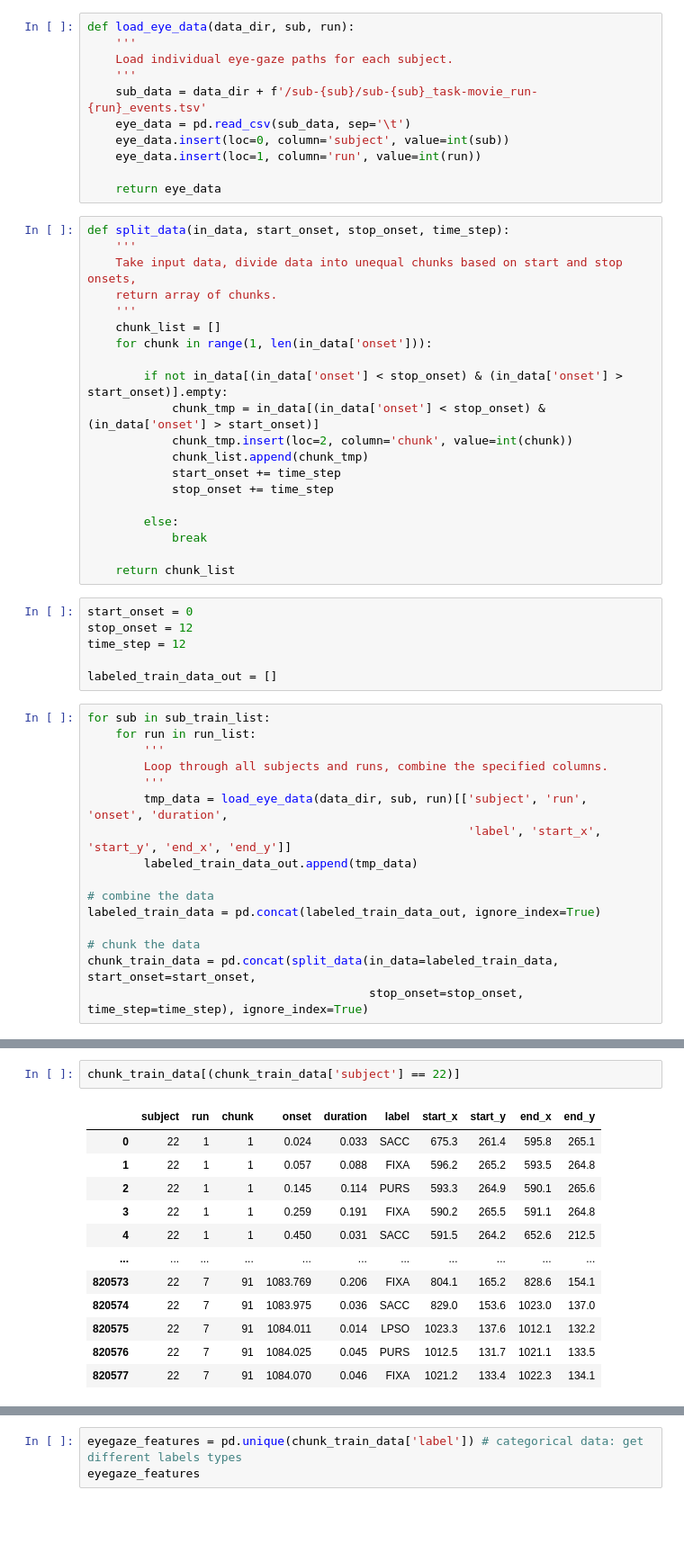
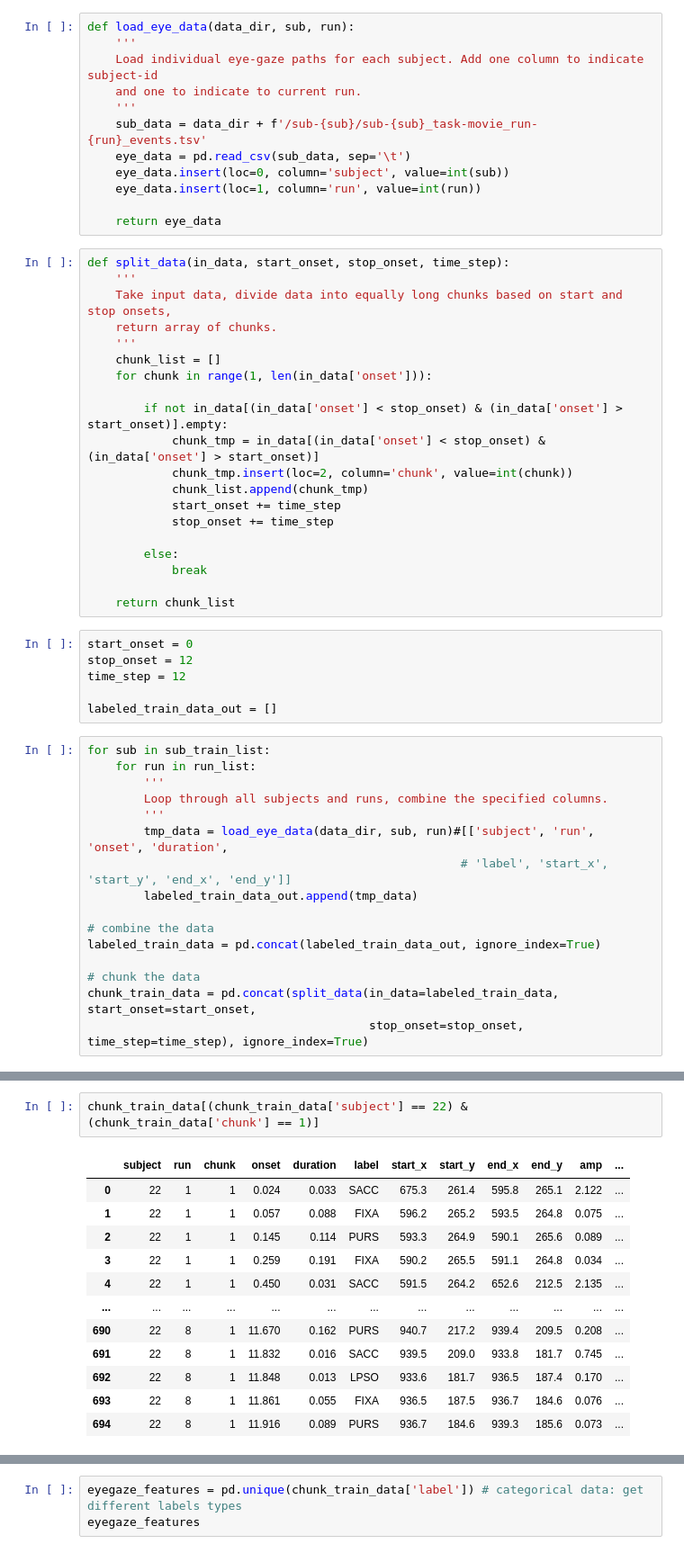
Before and after one commit to nimarek/eye_mri, a Jupyter notebook: eye_simi.ipynb, the cells around one changed output, grey strips where cells are left out. Shown: that part at 90% size. Drawn from its saved outputs; the diff is of its cells as text; blank space fills up the shorter version.

```diff
--- a/eye_simi.ipynb
+++ b/eye_simi.ipynb
@@ -45,7 +62,8 @@ if not os.path.exists(out_dir):
 # %%
 def load_eye_data(data_dir, sub, run):
     '''
-    Load individual eye-gaze paths for each subject.
+    Load individual eye-gaze paths for each subject. Add one column to indicate subject-id
+    and one to indicate to current run.
     '''
     sub_data = data_dir + f'/sub-{sub}/sub-{sub}_task-movie_run-{run}_events.tsv'
     eye_data = pd.read_csv(sub_data, sep='\t')
@@ -56,7 +74,7 @@ def load_eye_data(data_dir, sub, run):
 # %%
 def split_data(in_data, start_onset, stop_onset, time_step):
     '''
-    Take input data, divide data into unequal chunks based on start and stop onsets,
+    Take input data, divide data into equally long chunks based on start and stop onsets,
     return array of chunks.
     '''
     chunk_list = []
@@ -85,8 +103,8 @@ for sub in sub_train_list:
         '''
         Loop through all subjects and runs, combine the specified columns.
         '''
-        tmp_data = load_eye_data(data_dir, sub, run)[['subject', 'run',  'onset', 'duration',
-                                                      'label', 'start_x', 'start_y', 'end_x', 'end_y']]
+        tmp_data = load_eye_data(data_dir, sub, run)#[['subject', 'run',  'onset', 'duration',
+                                                     # 'label', 'start_x', 'start_y', 'end_x', 'end_y']]
         labeled_train_data_out.append(tmp_data)
 
 # combine the data
@@ -100,15 +121,15 @@ chunk_train_data = pd.concat(split_data(in_data=labeled_train_data, start_onset=
 # %%
-chunk_train_data[(chunk_train_data['subject'] == 22)]
+chunk_train_data[(chunk_train_data['subject'] == 22) & (chunk_train_data['chunk'] == 1)]
 # %% [output]
-|  | subject | run | chunk | onset | duration | label | start_x | start_y | end_x | end_y |
-| 0 | 22 | 1 | 1 | 0.024 | 0.033 | SACC | 675.3 | 261.4 | 595.8 | 265.1 |
-| 1 | 22 | 1 | 1 | 0.057 | 0.088 | FIXA | 596.2 | 265.2 | 593.5 | 264.8 |
-| 2 | 22 | 1 | 1 | 0.145 | 0.114 | PURS | 593.3 | 264.9 | 590.1 | 265.6 |
-| 3 | 22 | 1 | 1 | 0.259 | 0.191 | FIXA | 590.2 | 265.5 | 591.1 | 264.8 |
-| 4 | 22 | 1 | 1 | 0.450 | 0.031 | SACC | 591.5 | 264.2 | 652.6 | 212.5 |
-| ... | ... | ... | ... | ... | ... | ... | ... | ... | ... | ... |
-| 820573 | 22 | 7 | 91 | 1083.769 | 0.206 | FIXA | 804.1 | 165.2 | 828.6 | 154.1 |
-| 820574 | 22 | 7 | 91 | 1083.975 | 0.036 | SACC | 829.0 | 153.6 | 1023.0 | 137.0 |
-| 820575 | 22 | 7 | 91 | 1084.011 | 0.014 | LPSO | 1023.3 | 137.6 | 1012.1 | 132.2 |
-| 820576 | 22 | 7 | 91 | 1084.025 | 0.045 | PURS | 1012.5 | 131.7 | 1021.1 | 133.5 |
-| 820577 | 22 | 7 | 91 | 1084.070 | 0.046 | FIXA | 1021.2 | 133.4 | 1022.3 | 134.1 |
+|  | subject | run | chunk | onset | duration | label | start_x | start_y | end_x | end_y | amp | ... |
+| 0 | 22 | 1 | 1 | 0.024 | 0.033 | SACC | 675.3 | 261.4 | 595.8 | 265.1 | 2.122 | ... |
+| 1 | 22 | 1 | 1 | 0.057 | 0.088 | FIXA | 596.2 | 265.2 | 593.5 | 264.8 | 0.075 | ... |
+| 2 | 22 | 1 | 1 | 0.145 | 0.114 | PURS | 593.3 | 264.9 | 590.1 | 265.6 | 0.089 | ... |
+| 3 | 22 | 1 | 1 | 0.259 | 0.191 | FIXA | 590.2 | 265.5 | 591.1 | 264.8 | 0.034 | ... |
+| 4 | 22 | 1 | 1 | 0.450 | 0.031 | SACC | 591.5 | 264.2 | 652.6 | 212.5 | 2.135 | ... |
+| ... | ... | ... | ... | ... | ... | ... | ... | ... | ... | ... | ... | ... |
+| 690 | 22 | 8 | 1 | 11.670 | 0.162 | PURS | 940.7 | 217.2 | 939.4 | 209.5 | 0.208 | ... |
+| 691 | 22 | 8 | 1 | 11.832 | 0.016 | SACC | 939.5 | 209.0 | 933.8 | 181.7 | 0.745 | ... |
+| 692 | 22 | 8 | 1 | 11.848 | 0.013 | LPSO | 933.6 | 181.7 | 936.5 | 187.4 | 0.170 | ... |
+| 693 | 22 | 8 | 1 | 11.861 | 0.055 | FIXA | 936.5 | 187.5 | 936.7 | 184.6 | 0.076 | ... |
+| 694 | 22 | 8 | 1 | 11.916 | 0.089 | PURS | 936.7 | 184.6 | 939.3 | 185.6 | 0.073 | ... |
```
Also changed, not shown: parts of 29 cells of this notebook.
